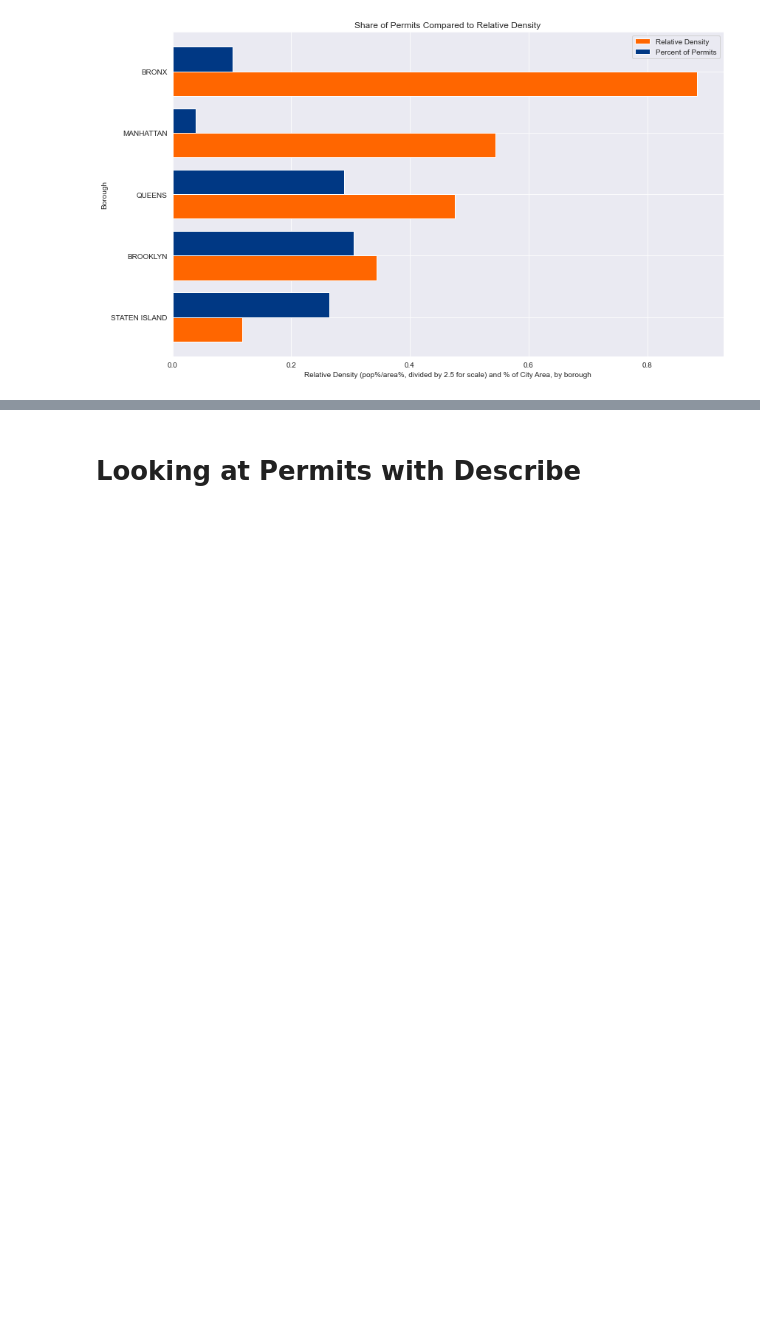
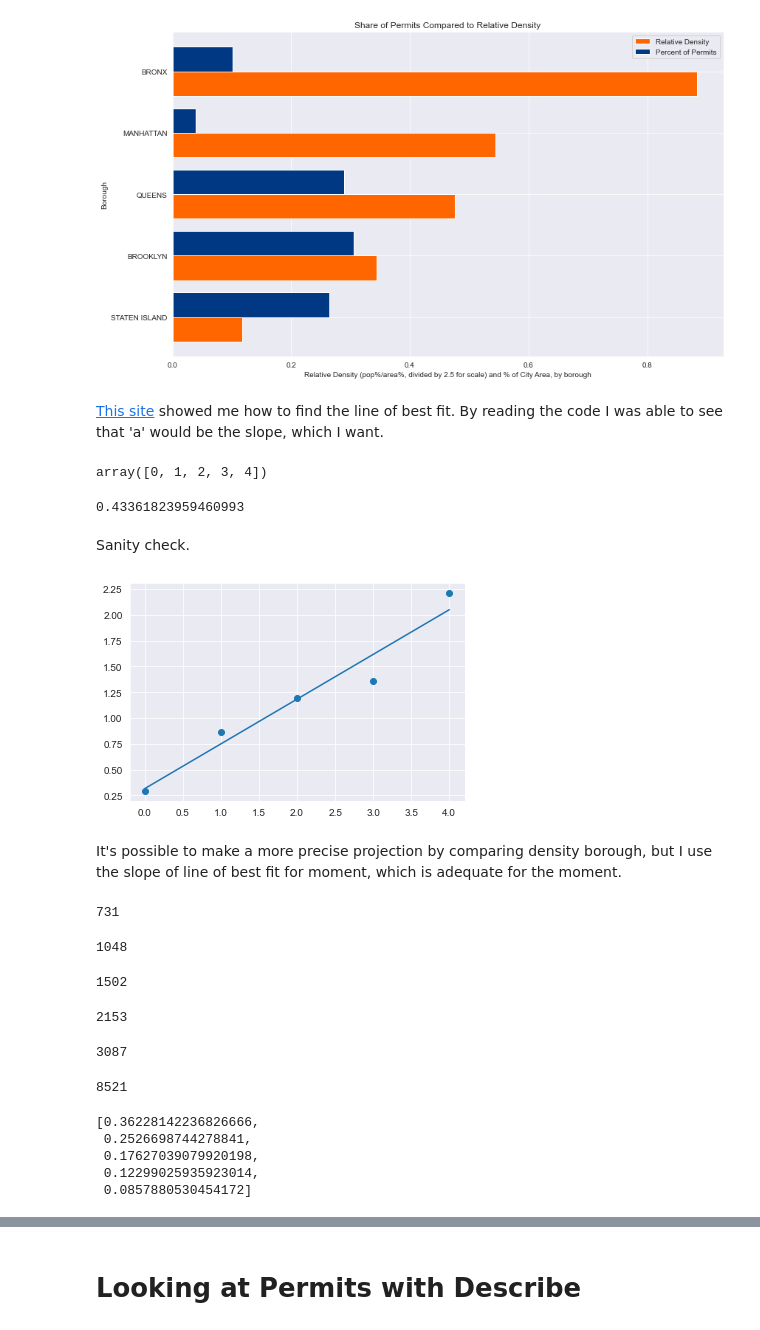
Before and after one commit to lmdunn/nycpermits, a Jupyter notebook: 03_eda.ipynb, the cells around one changed output, grey strips where cells are left out. Cells and saved outputs as stored; diff of their text form; code cells hidden in the pictures; blank space fills up the shorter version.

```diff
--- a/03_eda.ipynb
+++ b/03_eda.ipynb
@@ -360,3 +363,64 @@ plt.tight_layout()
 plt.savefig('images/perms_v_density_boro.png');
 # %% [output]
 [figure]
+# %% [markdown]
+[This site](https://www.statology.org/line-of-best-fit-python/) showed me how to find the line of best fit. By reading the code I was able to see that 'a' would be the slope, which I want.
+# %%
+x = np.array(list(range(5)))
+x
+# %% [output]
+array([0, 1, 2, 3, 4])
+# %%
+a, b = np.polyfit(x, boroughs['relative_density'],  1)
+a
+# %% [output]
+0.43361823959460993
+# %% [markdown]
+Sanity check.
+# %%
+plt.scatter(x, boroughs['relative_density'])
+plt.plot(x, a*x+b);
+# %% [output]
+[figure, added]
+# %% [markdown]
+It's possible to make a more precise projection by comparing density borough, but I use the slope of line of best fit for moment, which is adequate for the moment.
+# %%
+bx_perms = permits[permits['borough'] == 'BRONX'].shape[0]
+bx_perms
+# %% [output]
+731
+# %%
+man_perms = round(bx_perms*(1+a))
+man_perms
+# %% [output]
+1048
+# %%
+qn_perms = round(man_perms*(1+a))
+qn_perms
+# %% [output]
+1502
+# %%
+bk_perms = round(qn_perms*(1+a))
+bk_perms
+# %% [output]
+2153
+# %%
+si_perms = round(bk_perms*(1+a))
+si_perms
+# %% [output]
+3087
+# %%
+tot_expected = bx_perms+man_perms+qn_perms+bk_perms+si_perms
+tot_expected
+# %% [output]
+8521
+# %%
+expected_share = [bx_perms/tot_expected, man_perms/tot_expected, qn_perms/tot_expected, bk_perms/tot_expected, si_perms/tot_expected,]
+expected_share = expected_share[::-1]
+expected_share
+# %% [output]
+[0.36228142236826666,
+ 0.2526698744278841,
+ 0.17627039079920198,
+ 0.12299025935923014,
+ 0.0857880530454172]
```
Also changed, not shown: parts of 10 cells of this notebook, 45 other files.
